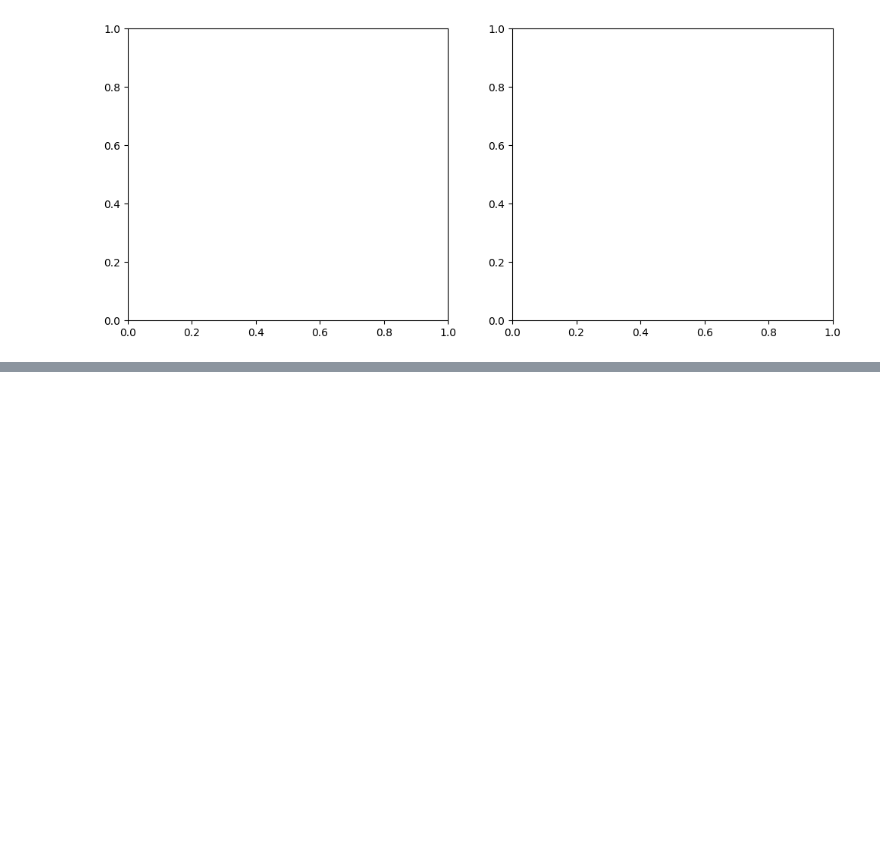
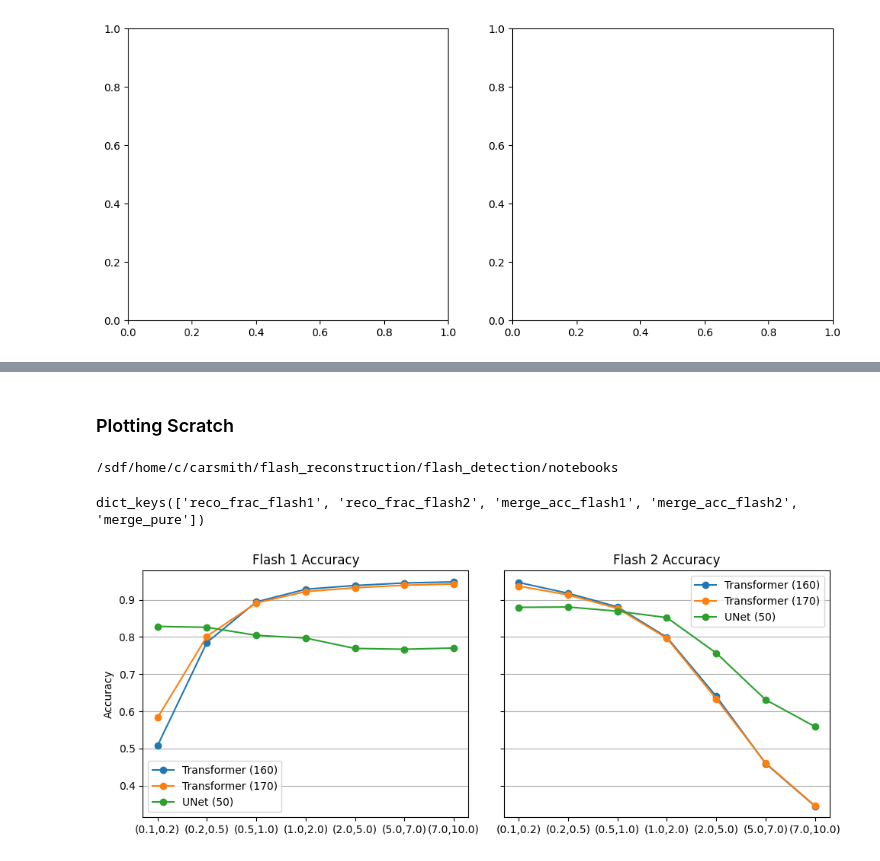
Before and after one commit to carsmithhhh/flash_detection, a Jupyter notebook: notebooks/wandb_stealing.ipynb, the cells around one changed output, grey strips where cells are left out. Cells and saved outputs as stored; diff of their text form; code cells hidden in the pictures; blank space fills up the shorter version.

```diff
--- a/notebooks/wandb_stealing.ipynb
+++ b/notebooks/wandb_stealing.ipynb
@@ -227,0 +205,56 @@ plt.show()
+# %% [markdown]
+### Plotting Scratch
+# %%
+cd notebooks
+# %% [output]
+/sdf/home/c/carsmith/flash_reconstruction/flash_detection/notebooks
+# %%
+results = np.load("test_ratiostats.npy", allow_pickle=True).item()
+ratios = ["(0.1,0.2)", "(0.2,0.5)", "(0.5,1.0)", "(1.0,2.0)",
+          "(2.0,5.0)", "(5.0,7.0)", "(7.0,10.0)"]
+ticks = np.arange(len(ratios))
+
+metrics = {
+    "Flash Accuracies": ["merge_acc_flash1", "merge_acc_flash2"],
+    # "Purity": ["merge_pure"],
+    "Reco Fraction": ["reco_frac_flash1", "reco_frac_flash2"],
+}
+print(results['tr_160'].keys())
+# %% [output]
+dict_keys(['reco_frac_flash1', 'reco_frac_flash2', 'merge_acc_flash1', 'merge_acc_flash2', 'merge_pure'])
+# %%
+flash1_t_160 = results['tr_160']['merge_acc_flash1']
+flash1_t_170 = results['tr_170']['merge_acc_flash1']
+flash1_unet = results['unet']['merge_acc_flash1']
+
+flash2_t_160 = results['tr_160']['merge_acc_flash2']
+flash2_t_170 = results['tr_170']['merge_acc_flash2']
+flash2_unet = results['unet']['merge_acc_flash2']
+
+fig, axes = plt.subplots(1, 2, figsize=(10, 4), sharey=True)
+
+# Flash 1
+axes[0].plot(ticks, flash1_t_160, marker='o', label='Transformer (160)')
+axes[0].plot(ticks, flash1_t_170, marker='o', label='Transformer (170)')
+axes[0].plot(ticks, flash1_unet, marker='o', label='UNet (50)')
+axes[0].set_title("Flash 1 Accuracy")
+axes[0].set_ylabel("Accuracy")
+axes[0].set_xticks(ticks)
+axes[0].set_xticklabels(ratios, rotation=0)
+axes[0].grid(axis='y')
+axes[0].legend()
+
+# Flash 2
+axes[1].plot(ticks, flash2_t_160, marker='o', label='Transformer (160)')
+axes[1].plot(ticks, flash2_t_170, marker='o', label='Transformer (170)')
+axes[1].plot(ticks, flash2_unet, marker='o', label='UNet (50)')
+axes[1].set_title("Flash 2 Accuracy")
+axes[1].set_xticks(ticks)
+axes[1].set_xticklabels(ratios, rotation=0)
+axes[1].grid(axis='y')
+axes[1].legend()
+
+plt.tight_layout()
+plt.show()
+# %% [output]
+[figure, added]
```
Also changed, not shown: parts of 6 cells of this notebook, 36 other files.
